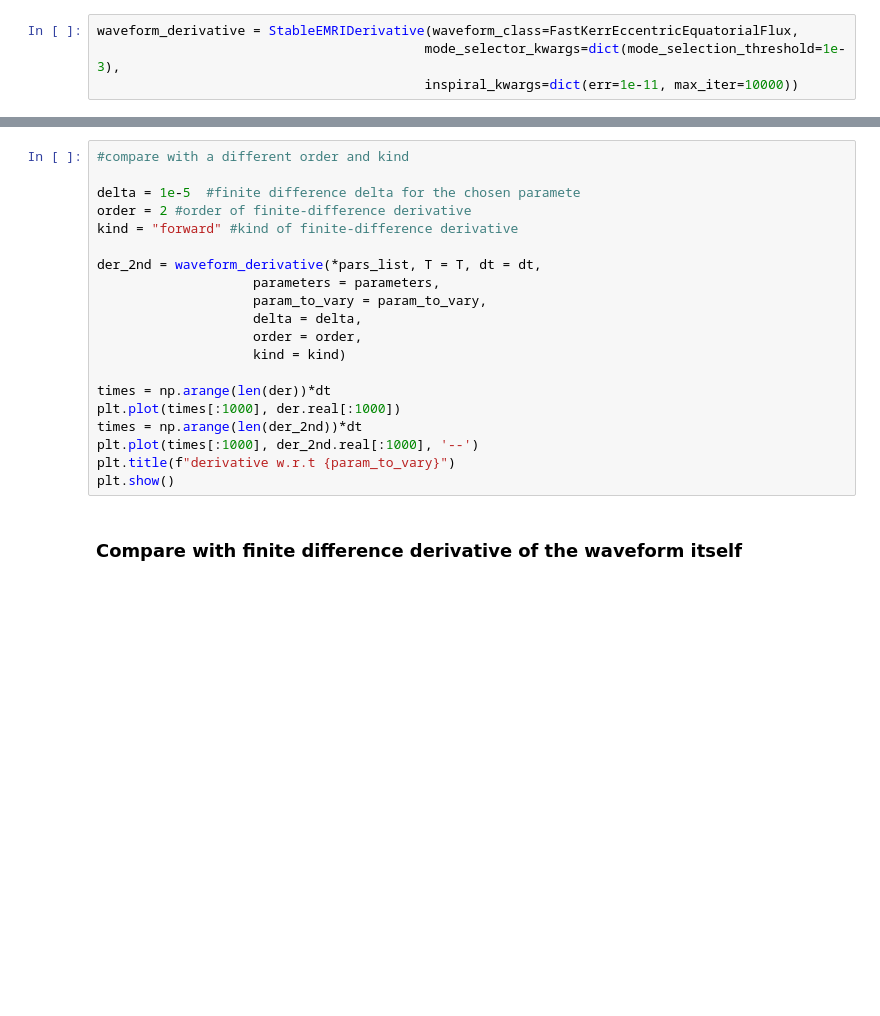
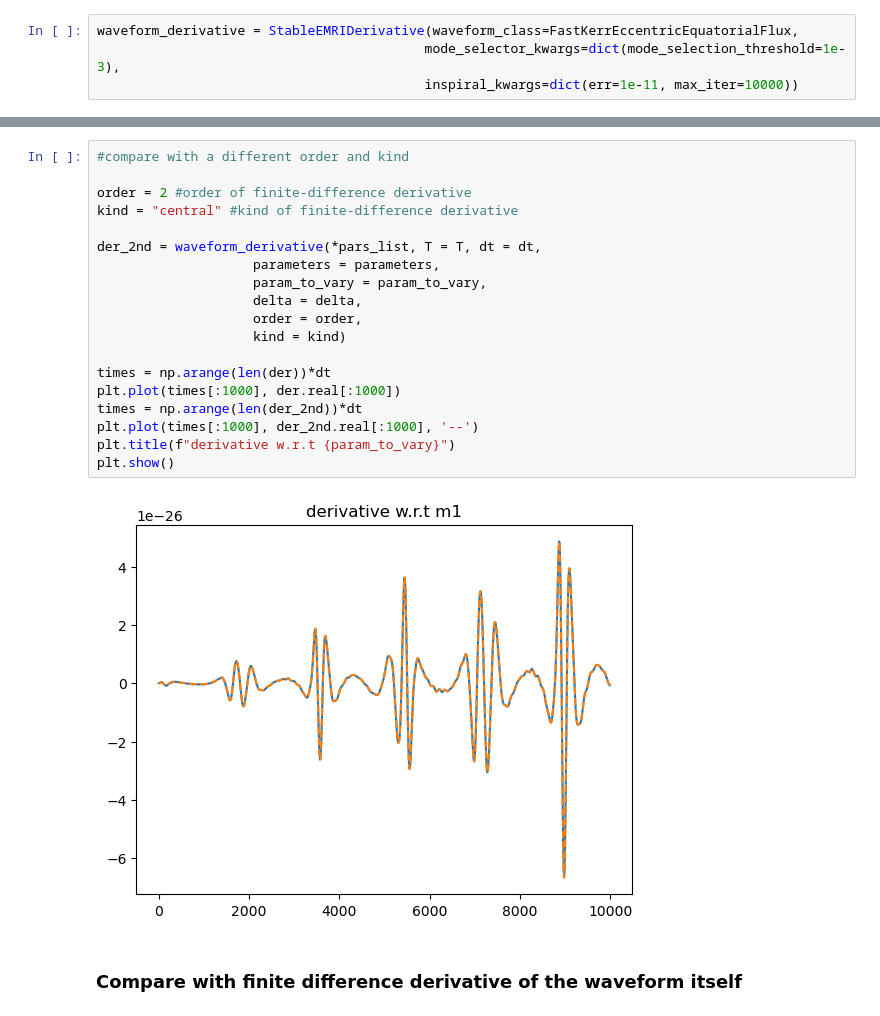
Before and after one commit to perturber/StableEMRIFisher, a Jupyter notebook: StableEMRIDerivative_FEW2April.ipynb, the cells around one changed output, grey strips where cells are left out. Drawn from its saved outputs; the diff is of its cells as text; blank space fills up the shorter version.

```diff
--- a/StableEMRIDerivative_FEW2April.ipynb
+++ b/StableEMRIDerivative_FEW2April.ipynb
@@ -646,23 +702,24 @@ plt.show()
 # %%
 #compare with a different order and kind
 
-delta = 1e-5  #finite difference delta for the chosen paramete
 order = 2 #order of finite-difference derivative
-kind = "forward" #kind of finite-difference derivative
+kind = "central" #kind of finite-difference derivative
 
 der_2nd = waveform_derivative(*pars_list, T = T, dt = dt,
                     parameters = parameters,
                     param_to_vary = param_to_vary,
                     delta = delta,
                     order = order,
                     kind = kind)
 
 times = np.arange(len(der))*dt
 plt.plot(times[:1000], der.real[:1000])
 times = np.arange(len(der_2nd))*dt
 plt.plot(times[:1000], der_2nd.real[:1000], '--')
 plt.title(f"derivative w.r.t {param_to_vary}")
 plt.show()
+# %% [output]
+[figure, added]
 # %% [markdown]
 ### Compare with finite difference derivative of the waveform itself
 # %%
```
Also changed, not shown: parts of 13 cells of this notebook, 2 other files.
